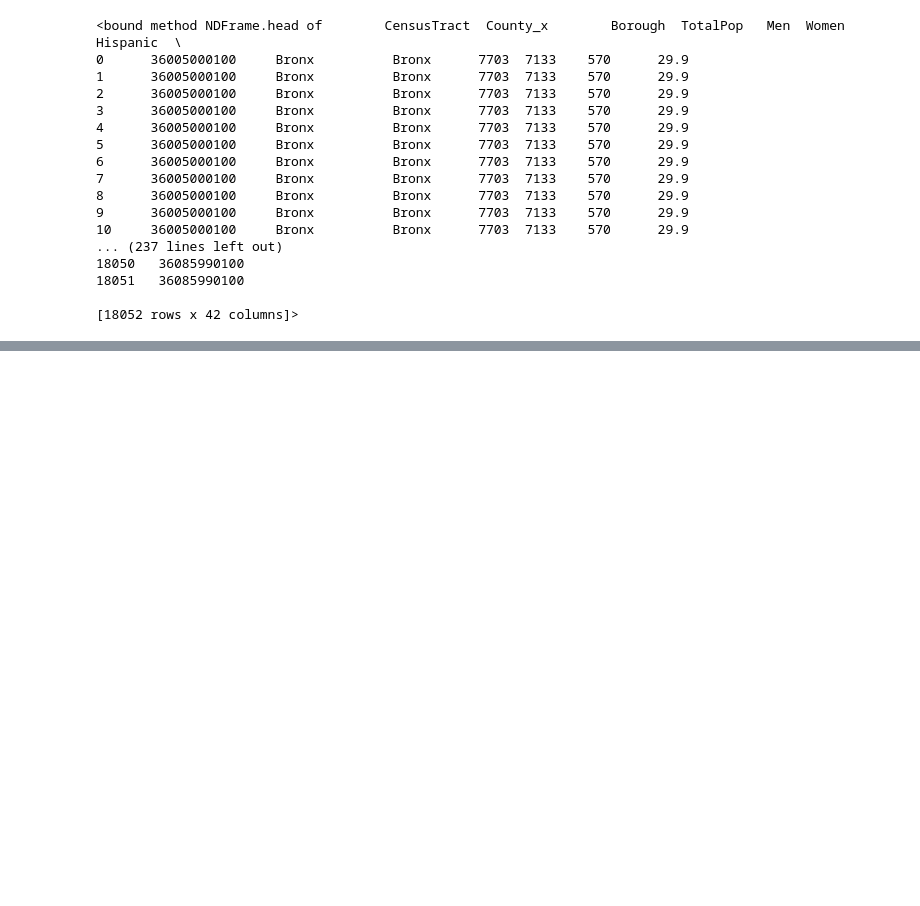
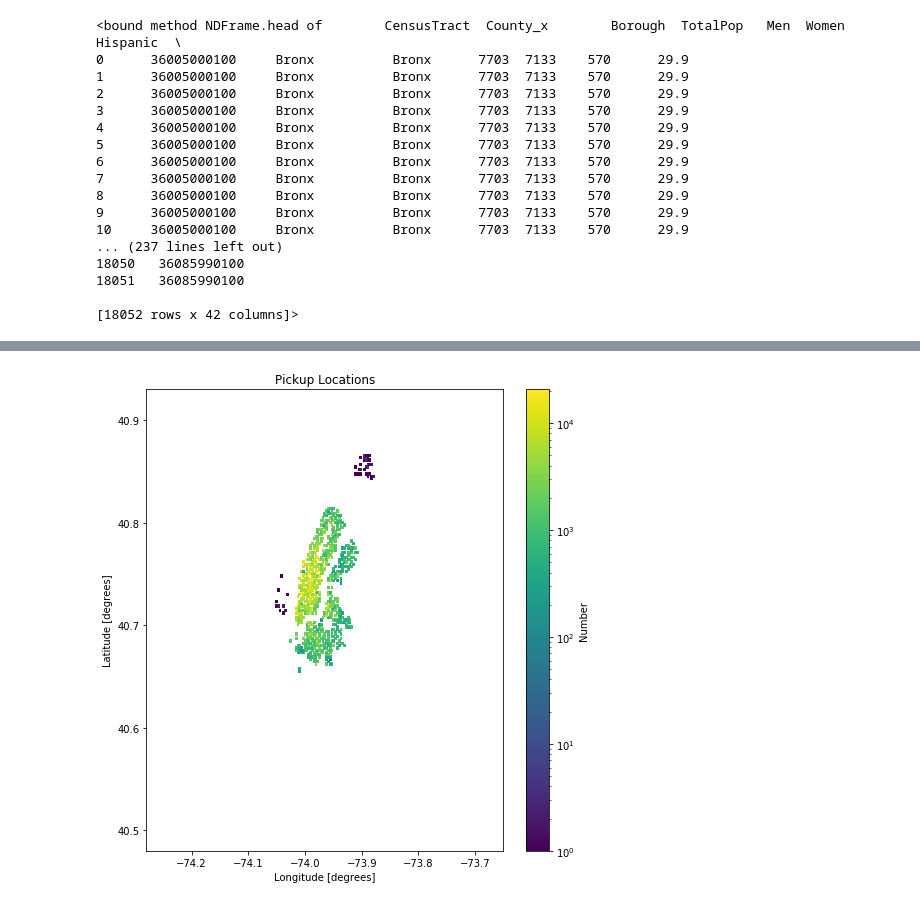
Before and after one commit to amyscott303/Thinkful, a Jupyter notebook: NY.ipynb, the cells around one changed output, grey strips where cells are left out. Drawn from its saved outputs; the diff is of its cells as text; code cells hidden in the pictures; blank space fills up the shorter version.

```diff
--- a/NY.ipynb
+++ b/NY.ipynb
@@ -131,0 +128,17 @@ ValueError: values must all be positive
+# %%
+latmin = 40.48
+lonmin = -74.28
+latmax = 40.93
+lonmax = -73.65
+# ratio = np.cos(40.7 * np.pi/180) * np.abs(lonmax-lonmin) /np.abs(latmax-latmin)
+from matplotlib.colors import LogNorm
+fig = plt.figure(1, figsize=(8,ratio*8) )
+hist = plt.hist2d(bike.end_station_longitude,bike.end_station_latitude,bins=199,
+                  range=[[lonmin,lonmax],[latmin,latmax]],norm=LogNorm())
+plt.xlabel('Longitude [degrees]')
+plt.ylabel('Latitude [degrees]')
+plt.title('Pickup Locations')
+plt.colorbar(label='Number')
+plt.show()
+# %% [output]
+[figure, added]
```
Also changed, not shown: parts of 1 cell of this notebook.
